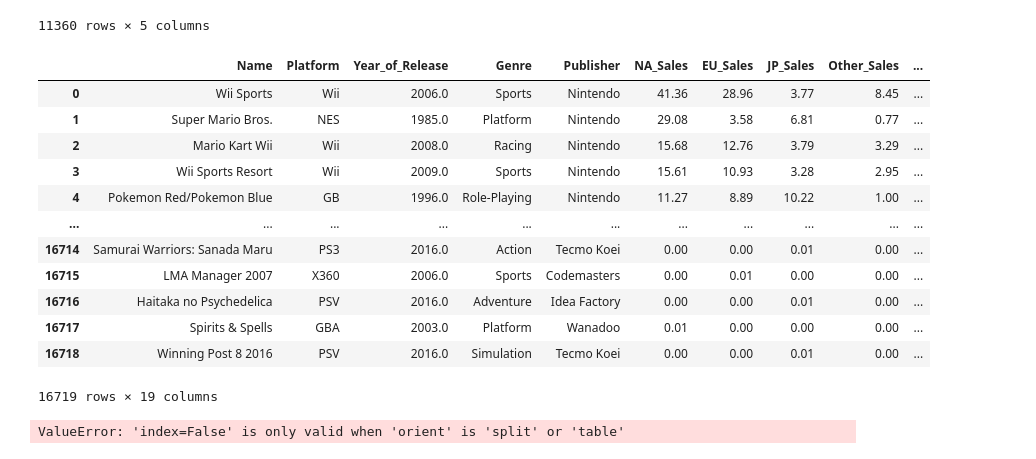
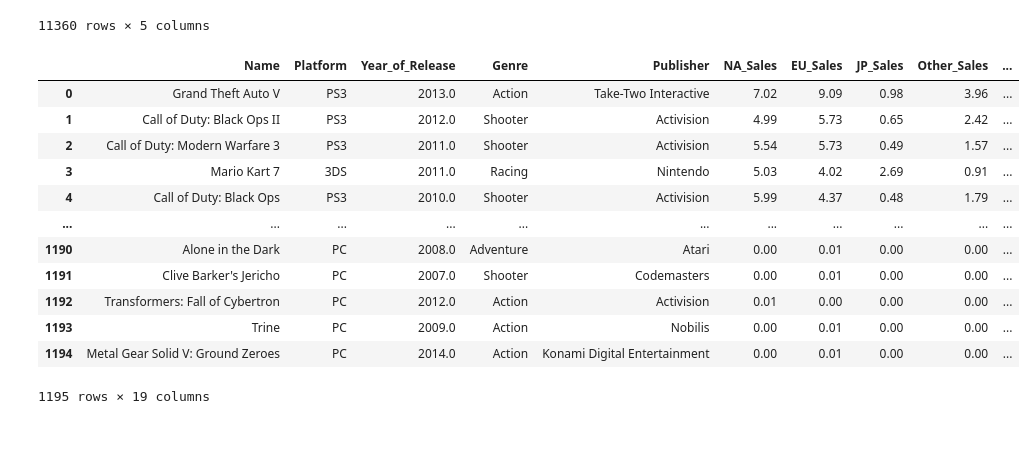
Before and after one commit to Anabn357/Project-2, a Jupyter notebook: analysis_file.ipynb, the cells around one changed output. Cells and saved outputs as stored; diff of their text form; code cells hidden in the pictures.

Commit message:
cleaning datasets and updating Sahar Branch

```diff
--- a/analysis_file.ipynb
+++ b/analysis_file.ipynb
@@ -27,0 +29,8 @@ kaggle_data
+# %%
+# source : sales data+ rating and critic scores:
+
+url_2 = "data/csv/rating_sale.csv"
+rating_sale = pd.read_csv(url_2)
+rating_sale = rating_sale.dropna()
+rating_sale.to_csv("data/csv/rating_sale_clean.csv", index= False, header = True)
+rating_sale
@@ -28,9 +51,12 @@ kaggle_data
 # %%
-# source 2: scraping whatoplay: "https://whatoplay.com/best?sort-by=gamer_score"
+# source 3: scraping whatoplay: "https://whatoplay.com/best?sort-by=gamer_score" => game score, play score, critic score
 
-url_2 = "scraping_result.csv"
+url_3 = "data/csv/scraping_result.csv"
 
-whatoplay_data = pd.read_csv(url_2)
+whatoplay_data = pd.read_csv(url_3)
+
+whatoplay_data = whatoplay_data.dropna()
+whatoplay_data.to_csv("data/csv/whatoplay_data_clean.csv")
 
 whatoplay_data
 # %% [output]
@@ -48,23 +74,23 @@ whatoplay_data
 | 11359 | NBA 2K18 | Xbox One | 6.03 | 3.80 | 8.27 |
 11360 rows × 5 columns
 # %%
-total_data = pd.merge(kaggle_data, whatoplay_data, how = "left", on=["Name", "Platform"] )
+total_data = pd.merge(rating_sale, whatoplay_data, how = "inner", on=["Name", "Platform"] )
 
 total_data
 # %% [output]
 |  | Name | Platform | Year_of_Release | Genre | Publisher | NA_Sales | EU_Sales | JP_Sales | Other_Sales | ... |
-| 0 | Wii Sports | Wii | 2006.0 | Sports | Nintendo | 41.36 | 28.96 | 3.77 | 8.45 | ... |
-| 1 | Super Mario Bros. | NES | 1985.0 | Platform | Nintendo | 29.08 | 3.58 | 6.81 | 0.77 | ... |
-| 2 | Mario Kart Wii | Wii | 2008.0 | Racing | Nintendo | 15.68 | 12.76 | 3.79 | 3.29 | ... |
-| 3 | Wii Sports Resort | Wii | 2009.0 | Sports | Nintendo | 15.61 | 10.93 | 3.28 | 2.95 | ... |
-| 4 | Pokemon Red/Pokemon Blue | GB | 1996.0 | Role-Playing | Nintendo | 11.27 | 8.89 | 10.22 | 1.00 | ... |
+| 0 | Grand Theft Auto V | PS3 | 2013.0 | Action | Take-Two Interactive | 7.02 | 9.09 | 0.98 | 3.96 | ... |
+| 1 | Call of Duty: Black Ops II | PS3 | 2012.0 | Shooter | Activision | 4.99 | 5.73 | 0.65 | 2.42 | ... |
+| 2 | Call of Duty: Modern Warfare 3 | PS3 | 2011.0 | Shooter | Activision | 5.54 | 5.73 | 0.49 | 1.57 | ... |
+| 3 | Mario Kart 7 | 3DS | 2011.0 | Racing | Nintendo | 5.03 | 4.02 | 2.69 | 0.91 | ... |
+| 4 | Call of Duty: Black Ops | PS3 | 2010.0 | Shooter | Activision | 5.99 | 4.37 | 0.48 | 1.79 | ... |
 | ... | ... | ... | ... | ... | ... | ... | ... | ... | ... | ... |
-| 16714 | Samurai Warriors: Sanada Maru | PS3 | 2016.0 | Action | Tecmo Koei | 0.00 | 0.00 | 0.01 | 0.00 | ... |
-| 16715 | LMA Manager 2007 | X360 | 2006.0 | Sports | Codemasters | 0.00 | 0.01 | 0.00 | 0.00 | ... |
-| 16716 | Haitaka no Psychedelica | PSV | 2016.0 | Adventure | Idea Factory | 0.00 | 0.00 | 0.01 | 0.00 | ... |
-| 16717 | Spirits & Spells | GBA | 2003.0 | Platform | Wanadoo | 0.01 | 0.00 | 0.00 | 0.00 | ... |
-| 16718 | Winning Post 8 2016 | PSV | 2016.0 | Simulation | Tecmo Koei | 0.00 | 0.00 | 0.01 | 0.00 | ... |
+| 1190 | Alone in the Dark | PC | 2008.0 | Adventure | Atari | 0.00 | 0.01 | 0.00 | 0.00 | ... |
+| 1191 | Clive Barker's Jericho | PC | 2007.0 | Shooter | Codemasters | 0.00 | 0.01 | 0.00 | 0.00 | ... |
+| 1192 | Transformers: Fall of Cybertron | PC | 2012.0 | Action | Activision | 0.01 | 0.00 | 0.00 | 0.00 | ... |
+| 1193 | Trine | PC | 2009.0 | Action | Nobilis | 0.00 | 0.01 | 0.00 | 0.00 | ... |
+| 1194 | Metal Gear Solid V: Ground Zeroes | PC | 2014.0 | Action | Konami Digital Entertainment | 0.00 | 0.01 | 0.00 | 0.00 | ... |
-16719 rows × 19 columns
+1195 rows × 19 columns
 # %%
 # Store the final table as csv file
 
@@ -73,7 +99,6 @@ total_data.to_csv("data/csv/master_table.csv", index= False, header = True)
 # convert csv to jason format
 
 total_data.to_json ("data/json/master_table.json")
-kaggle_data.to_json ("data/json/kaggle_data.json")
+rating_sale.to_json ("data/json/rating_sale.json")
+sales_data.to_json("data/json/sales_data.json")
 whatoplay_data.to_json ("data/json/whatoplay_data.json")
-# %% [output]
-ValueError: 'index=False' is only valid when 'orient' is 'split' or 'table'
```
Also changed, not shown: parts of 4 cells of this notebook, 14 other files.
